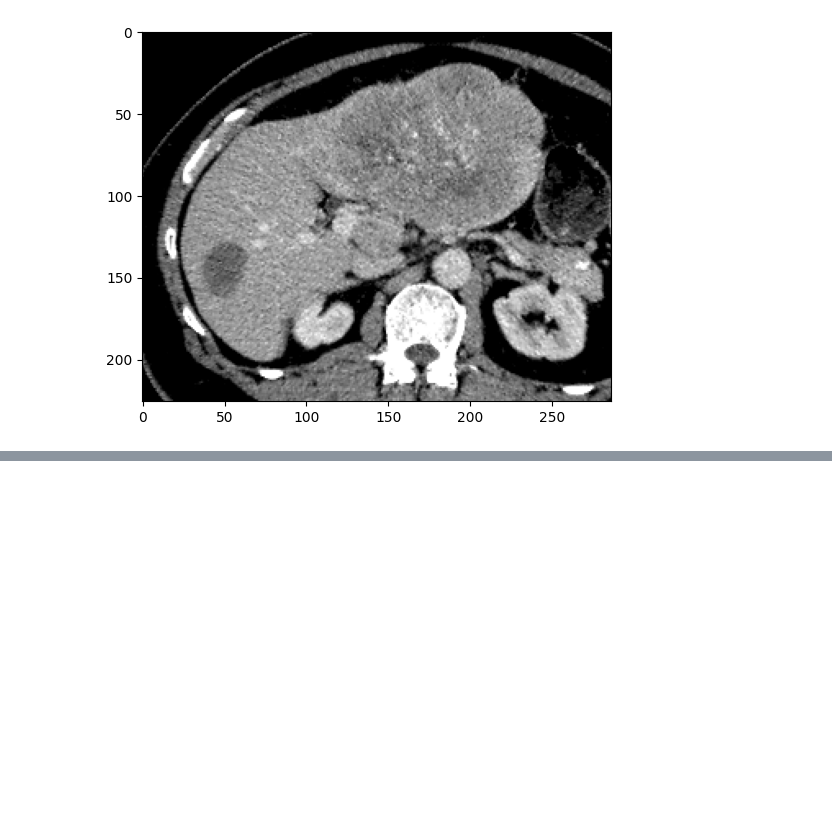
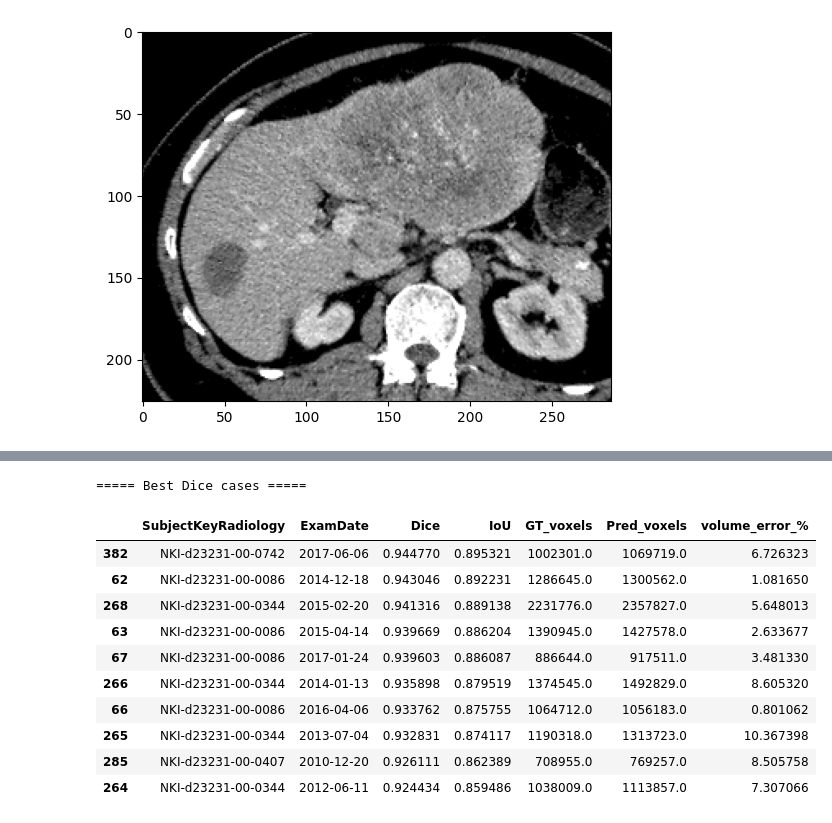
Before and after one commit to ljestaciocerquin/contrast_phase, a Jupyter notebook: Segmentation/segmentation.ipynb, the cells around one changed output, grey strips where cells are left out. Drawn from its saved outputs; the diff is of its cells as text; code cells hidden in the pictures; blank space fills up the shorter version.

```diff
--- a/Segmentation/segmentation.ipynb
+++ b/Segmentation/segmentation.ipynb
@@ -1064,0 +1067,3 @@ plt.imshow(np.rot90(img[:, :, 135]), cmap="gray")
+# %%
+results = pd.read_csv("/projects/net_contrast_classification/contrast_phase/Segmentation/seg_test_metrics.csv")
+results
@@ -1064,0 +1291,20 @@ plt.imshow(np.rot90(img[:, :, 135]), cmap="gray")
+# %%
+print("\n===== Best Dice cases =====")
+
+lesion_cases.sort_values(
+        "Dice",
+        ascending=False
+    ).head(10)
+# %% [output]
+===== Best Dice cases =====
+|  | SubjectKeyRadiology | ExamDate | Dice | IoU | GT_voxels | Pred_voxels | volume_error_% |
+| 382 | NKI-d23231-00-0742 | 2017-06-06 | 0.944770 | 0.895321 | 1002301.0 | 1069719.0 | 6.726323 |
+| 62 | NKI-d23231-00-0086 | 2014-12-18 | 0.943046 | 0.892231 | 1286645.0 | 1300562.0 | 1.081650 |
+| 268 | NKI-d23231-00-0344 | 2015-02-20 | 0.941316 | 0.889138 | 2231776.0 | 2357827.0 | 5.648013 |
+| 63 | NKI-d23231-00-0086 | 2015-04-14 | 0.939669 | 0.886204 | 1390945.0 | 1427578.0 | 2.633677 |
+| 67 | NKI-d23231-00-0086 | 2017-01-24 | 0.939603 | 0.886087 | 886644.0 | 917511.0 | 3.481330 |
+| 266 | NKI-d23231-00-0344 | 2014-01-13 | 0.935898 | 0.879519 | 1374545.0 | 1492829.0 | 8.605320 |
+| 66 | NKI-d23231-00-0086 | 2016-04-06 | 0.933762 | 0.875755 | 1064712.0 | 1056183.0 | 0.801062 |
+| 265 | NKI-d23231-00-0344 | 2013-07-04 | 0.932831 | 0.874117 | 1190318.0 | 1313723.0 | 10.367398 |
+| 285 | NKI-d23231-00-0407 | 2010-12-20 | 0.926111 | 0.862389 | 708955.0 | 769257.0 | 8.505758 |
+| 264 | NKI-d23231-00-0344 | 2012-06-11 | 0.924434 | 0.859486 | 1038009.0 | 1113857.0 | 7.307066 |
```
Also changed, not shown: parts of 4 cells of this notebook, 12 other files.
